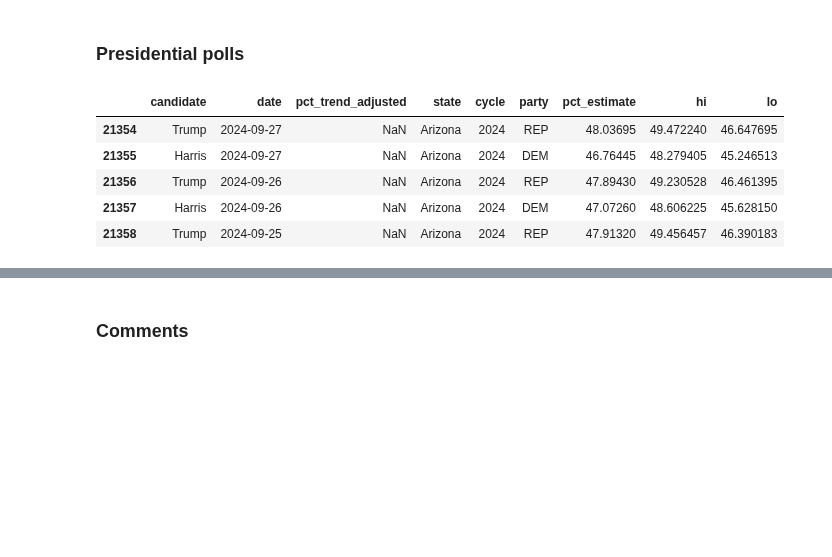
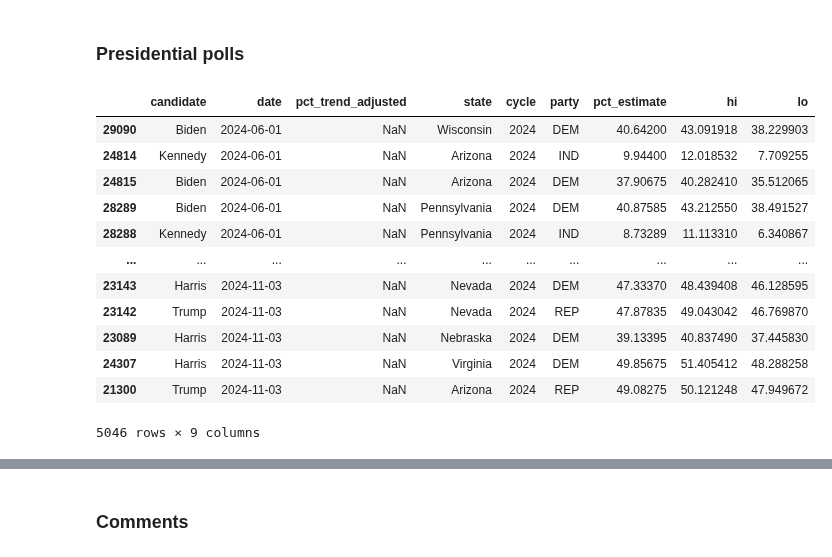
Before and after one commit to bnvulpe/votecore, a Jupyter notebook: scripts/dataset_creation.ipynb, the cells around one changed output, grey strips where cells are left out. Saved outputs shown, nothing was run; the diff lists cells and outputs as text; code cells hidden in the pictures; blank space fills up the shorter version.

```diff
--- a/scripts/dataset_creation.ipynb
+++ b/scripts/dataset_creation.ipynb
@@ -7,11 +7,19 @@ import os
 import pandas as pd
 import numpy as np
 # %%
+# comments_dir = "../data/filtered/comments"
+# posts_dir = "../data/filtered/posts"
+# google_data_files = ["../data/raw/google_trends_since_june_full_names.csv",
+#                       "../data/raw/google_trends_since_june_surnames.csv"]
+# polls_dir = "../data/raw/presidential_general_averages.csv"
+# output_dir = "../data/processed"
+
+# Updated paths for the data until november
 comments_dir = "../data/filtered/comments"
 posts_dir = "../data/filtered/posts"
-google_data_files = ["../data/raw/google_trends_since_june_full_names.csv",
-                      "../data/raw/google_trends_since_june_surnames.csv"]
-polls_dir = "../data/raw/presidential_general_averages.csv"
+google_data_files = ["../data/raw/google_trends_june_to_november_full_names.csv",
+                      "../data/raw/google_trends_june_to_november_surnames.csv"]
+polls_dir = "../data/raw/presidential_general_averages_until_november.csv"
 output_dir = "../data/processed"
 # %% [markdown]
 ### Google trends
@@ -74,19 +85,23 @@ google_df.to_csv(os.path.join(output_dir, "google_trends.csv"), columns=["date",
 # %%
-# read polls data
-polls_df = pd.read_csv(polls_dir)
-
 # get data from 2024-06-01 to 2024-09-27
 polls_df = polls_df[polls_df["date"] >= "2024-06-01"]
-polls_df = polls_df[polls_df["date"] <= "2024-09-27"]
+polls_df = polls_df[polls_df["date"] <= "2024-11-04"]
 
-polls_df.head()
+polls_df.sort_values(by="date")
 # %% [output]
 |  | candidate | date | pct_trend_adjusted | state | cycle | party | pct_estimate | hi | lo |
-| 21354 | Trump | 2024-09-27 | NaN | Arizona | 2024 | REP | 48.03695 | 49.472240 | 46.647695 |
-| 21355 | Harris | 2024-09-27 | NaN | Arizona | 2024 | DEM | 46.76445 | 48.279405 | 45.246513 |
-| 21356 | Trump | 2024-09-26 | NaN | Arizona | 2024 | REP | 47.89430 | 49.230528 | 46.461395 |
-| 21357 | Harris | 2024-09-26 | NaN | Arizona | 2024 | DEM | 47.07260 | 48.606225 | 45.628150 |
-| 21358 | Trump | 2024-09-25 | NaN | Arizona | 2024 | REP | 47.91320 | 49.456457 | 46.390183 |
+| 29090 | Biden | 2024-06-01 | NaN | Wisconsin | 2024 | DEM | 40.64200 | 43.091918 | 38.229903 |
+| 24814 | Kennedy | 2024-06-01 | NaN | Arizona | 2024 | IND | 9.94400 | 12.018532 | 7.709255 |
+| 24815 | Biden | 2024-06-01 | NaN | Arizona | 2024 | DEM | 37.90675 | 40.282410 | 35.512065 |
+| 28289 | Biden | 2024-06-01 | NaN | Pennsylvania | 2024 | DEM | 40.87585 | 43.212550 | 38.491527 |
+| 28288 | Kennedy | 2024-06-01 | NaN | Pennsylvania | 2024 | IND | 8.73289 | 11.113310 | 6.340867 |
+| ... | ... | ... | ... | ... | ... | ... | ... | ... | ... |
+| 23143 | Harris | 2024-11-03 | NaN | Nevada | 2024 | DEM | 47.33370 | 48.439408 | 46.128595 |
+| 23142 | Trump | 2024-11-03 | NaN | Nevada | 2024 | REP | 47.87835 | 49.043042 | 46.769870 |
+| 23089 | Harris | 2024-11-03 | NaN | Nebraska | 2024 | DEM | 39.13395 | 40.837490 | 37.445830 |
+| 24307 | Harris | 2024-11-03 | NaN | Virginia | 2024 | DEM | 49.85675 | 51.405412 | 48.288258 |
+| 21300 | Trump | 2024-11-03 | NaN | Arizona | 2024 | REP | 49.08275 | 50.121248 | 47.949672 |
+5046 rows × 9 columns
 # %%
 polls_df.isna().sum()
 # %% [output]
```
Also changed, not shown: parts of 6 cells of this notebook, 6 other files.
